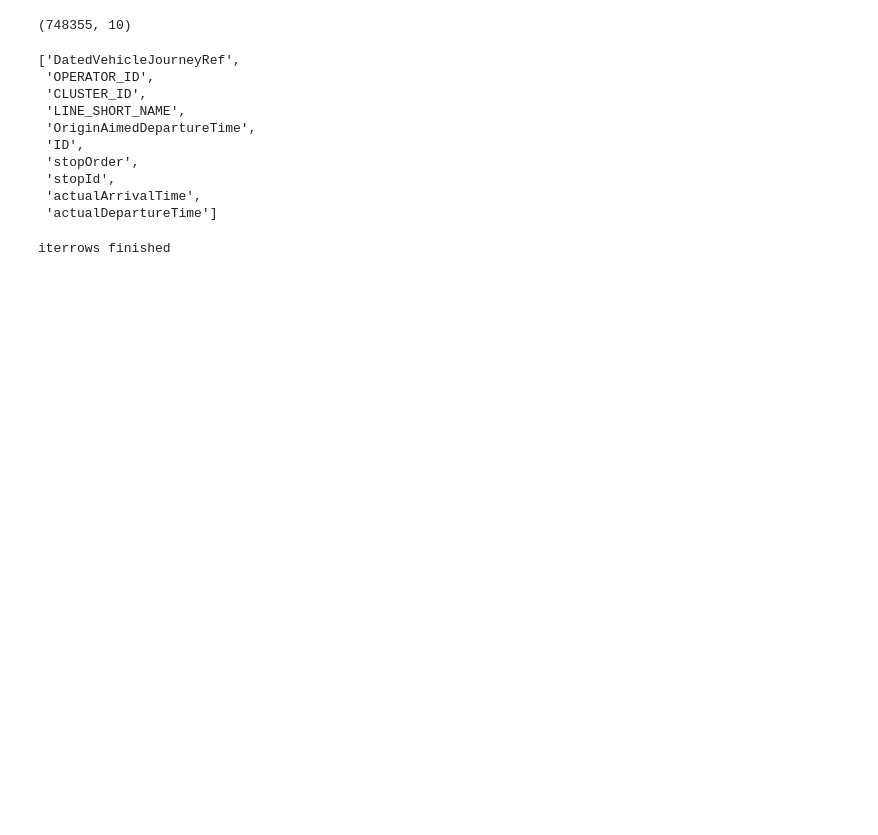
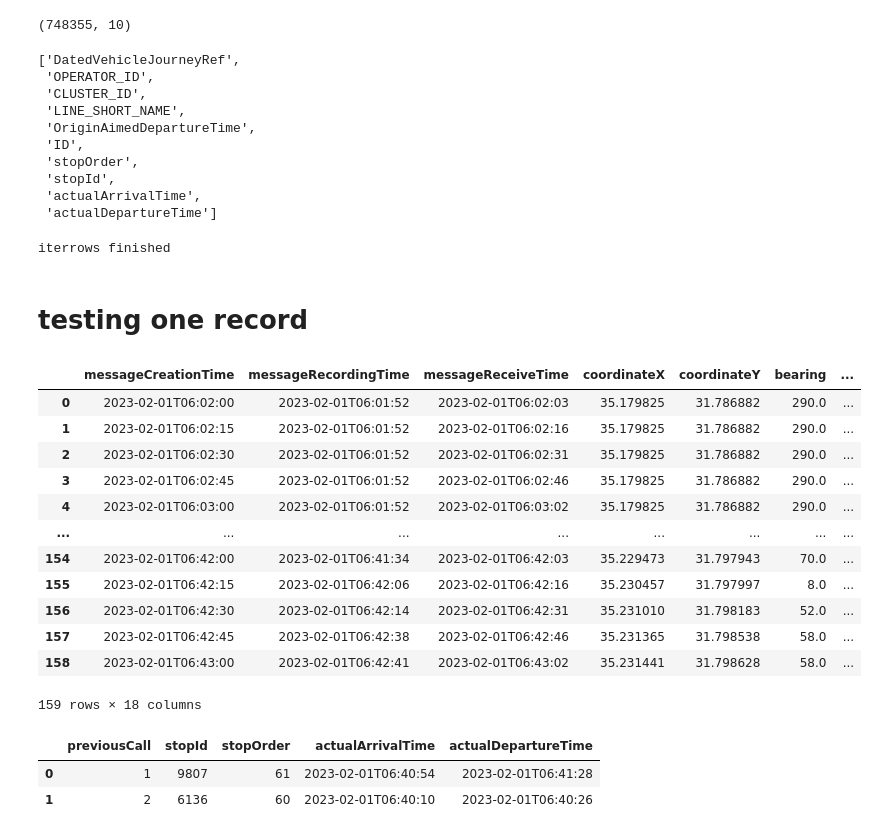
Before and after one commit to haim-fisher-s/Bus-Tracker, a Jupyter notebook: data/parsing_scripts/parse_vm.ipynb, the cells around one changed output. Cells and saved outputs as stored; diff of their text form; code cells hidden in the pictures; blank space fills up the shorter version.

```diff
--- a/data/parsing_scripts/parse_vm.ipynb
+++ b/data/parsing_scripts/parse_vm.ipynb
@@ -104,0 +119,8 @@ apply finished
+# %%
+bad_jsons = 0
+no_previous = 0
+df_columns = list(df.columns)
+column_names = df_columns + ['stopOrder', 'stopId', 'actualArrivalTime', 'actualDepartureTime']
+print(column_names)
+rows_list = []
+test = 0
@@ -187,3 +240,41 @@ dbfile = open('VM_1_Pickle', 'ab')
 # source, destination
 pickle.dump(df_to_save, dbfile)
 dbfile.close()
+# %% [markdown]
+# testing one record
+# %%
+def flatten_json(nested_json, parent_key='', sep='_'):
+    flattened_dict = {}
+    for key, value in nested_json.items():
+        new_key = parent_key + sep + key if parent_key else key
+        if isinstance(value, dict):
+            flattened_dict.update(flatten_json(value, new_key, sep=sep))
+        else:
+            flattened_dict[new_key] = value
+    return flattened_dict
+# %%
+test2 = flatten_json(test)
+test3 = pd.json_normalize(test2, max_level=1).tripMessage[0]
+# %%
+test3 = pd.json_normalize(test3, max_level=2)
+test3
+# %% [output]
+|  | messageCreationTime | messageRecordingTime | messageReceiveTime | coordinateX | coordinateY | bearing | ... |
+| 0 | 2023-02-01T06:02:00 | 2023-02-01T06:01:52 | 2023-02-01T06:02:03 | 35.179825 | 31.786882 | 290.0 | ... |
+| 1 | 2023-02-01T06:02:15 | 2023-02-01T06:01:52 | 2023-02-01T06:02:16 | 35.179825 | 31.786882 | 290.0 | ... |
+| 2 | 2023-02-01T06:02:30 | 2023-02-01T06:01:52 | 2023-02-01T06:02:31 | 35.179825 | 31.786882 | 290.0 | ... |
+| 3 | 2023-02-01T06:02:45 | 2023-02-01T06:01:52 | 2023-02-01T06:02:46 | 35.179825 | 31.786882 | 290.0 | ... |
+| 4 | 2023-02-01T06:03:00 | 2023-02-01T06:01:52 | 2023-02-01T06:03:02 | 35.179825 | 31.786882 | 290.0 | ... |
+| ... | ... | ... | ... | ... | ... | ... | ... |
+| 154 | 2023-02-01T06:42:00 | 2023-02-01T06:41:34 | 2023-02-01T06:42:03 | 35.229473 | 31.797943 | 70.0 | ... |
+| 155 | 2023-02-01T06:42:15 | 2023-02-01T06:42:06 | 2023-02-01T06:42:16 | 35.230457 | 31.797997 | 8.0 | ... |
+| 156 | 2023-02-01T06:42:30 | 2023-02-01T06:42:14 | 2023-02-01T06:42:31 | 35.231010 | 31.798183 | 52.0 | ... |
+| 157 | 2023-02-01T06:42:45 | 2023-02-01T06:42:38 | 2023-02-01T06:42:46 | 35.231365 | 31.798538 | 58.0 | ... |
+| 158 | 2023-02-01T06:43:00 | 2023-02-01T06:42:41 | 2023-02-01T06:43:02 | 35.231441 | 31.798628 | 58.0 | ... |
+159 rows × 18 columns
+# %%
+pd.json_normalize(test3.previousCalls[158])
+# %% [output]
+|  | previousCall | stopId | stopOrder | actualArrivalTime | actualDepartureTime |
+| 0 | 1 | 9807 | 61 | 2023-02-01T06:40:54 | 2023-02-01T06:41:28 |
+| 1 | 2 | 6136 | 60 | 2023-02-01T06:40:10 | 2023-02-01T06:40:26 |
```
Also changed, not shown: parts of 12 cells of this notebook.
